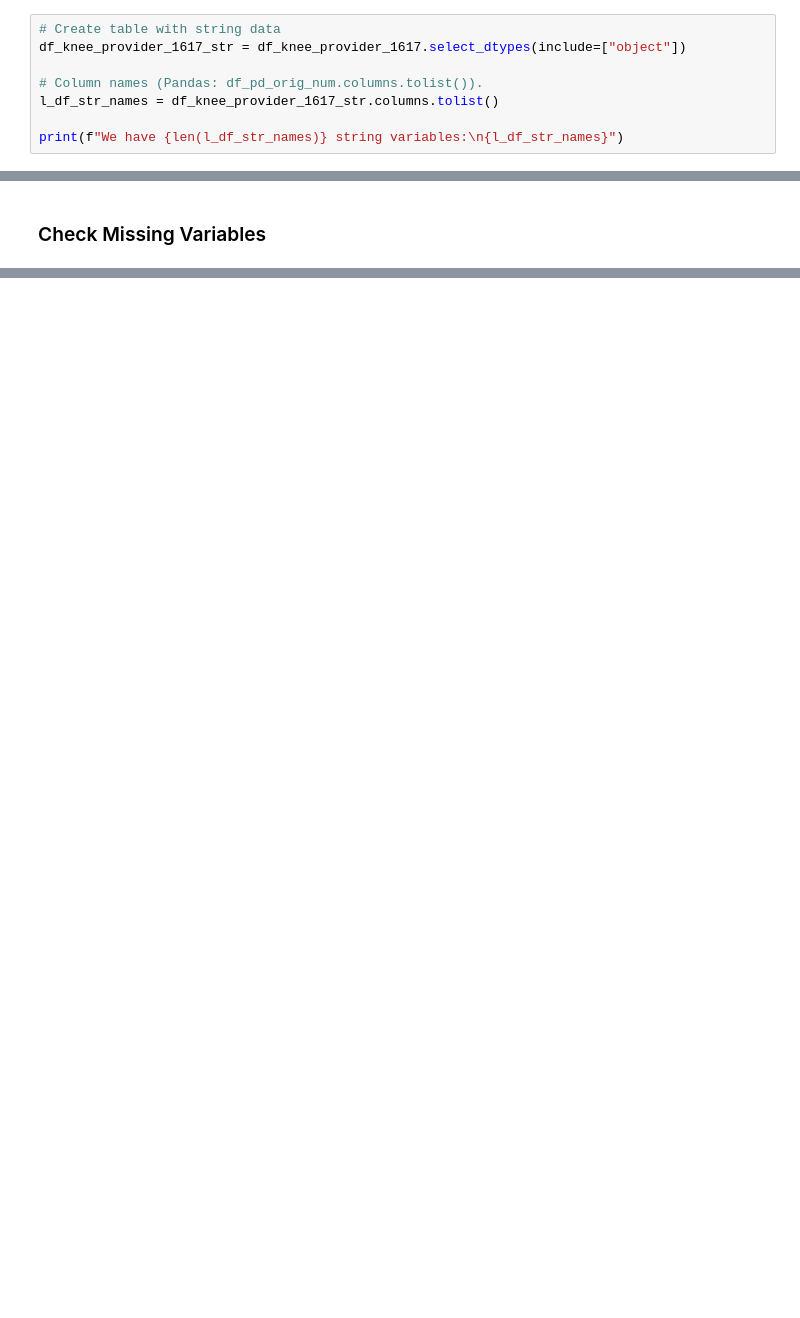
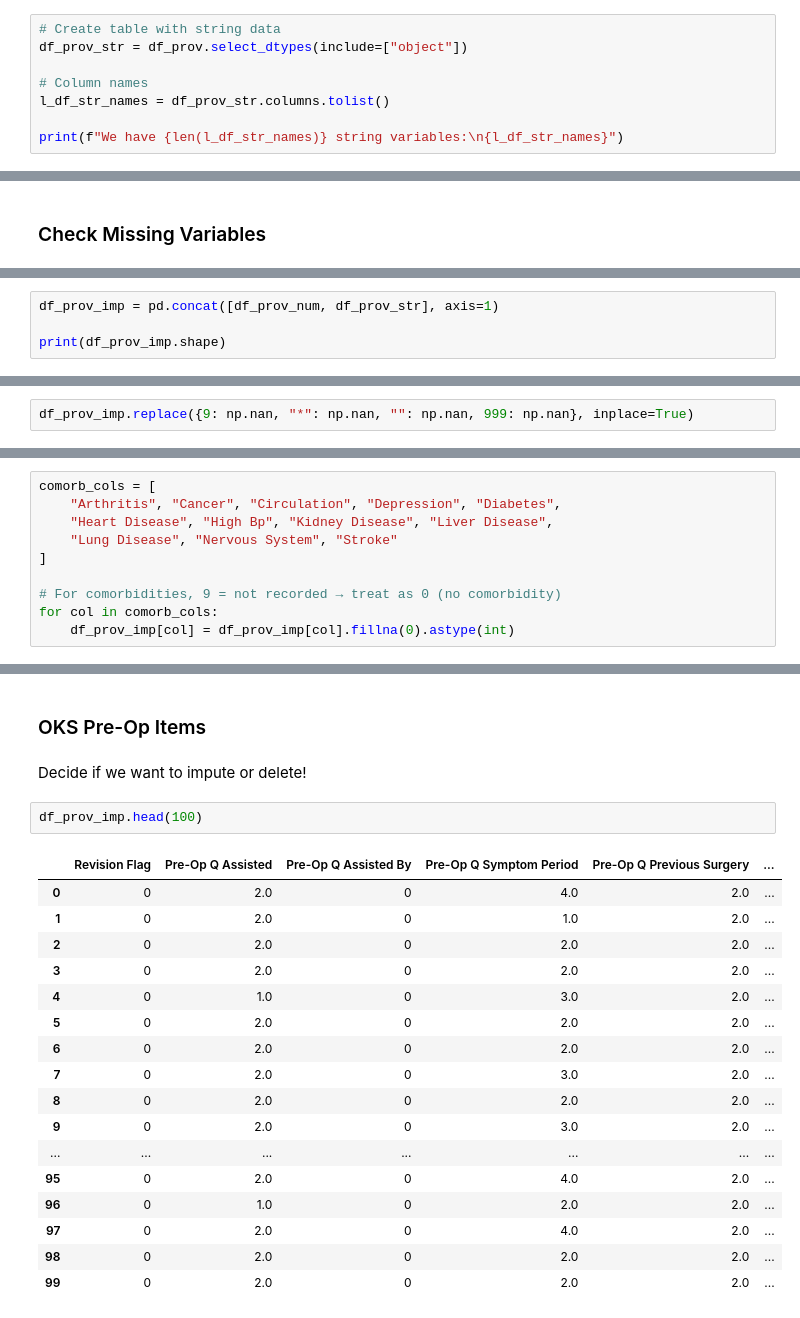
Before and after one commit to LALITAMITTAL18/EAISI-NHS, a Jupyter notebook: notebooks/Mendel/data_prep.ipynb, the cells around one changed output, grey strips where cells are left out. Drawn from its saved outputs; the diff is of its cells as text; blank space fills up the shorter version.

```diff
--- a/notebooks/Mendel/data_prep.ipynb
+++ b/notebooks/Mendel/data_prep.ipynb
@@ -74,10 +181,10 @@ We have 76 numerical variables:
 ['Revision Flag', 'Pre-Op Q Assisted', 'Pre-Op Q Assisted By', 'Pre-Op Q Symptom Period', 'Pre-Op Q Previous Surgery', 'Pre-Op Q Living Arrangements', 'Pre-Op Q Disability', 'Heart Disease', 'High Bp' ...
 # %%
 # Create table with string data
-df_knee_provider_1617_str = df_knee_provider_1617.select_dtypes(include=["object"])
+df_prov_str = df_prov.select_dtypes(include=["object"])
 
-# Column names (Pandas: df_pd_orig_num.columns.tolist()).
-l_df_str_names = df_knee_provider_1617_str.columns.tolist()
+# Column names
+l_df_str_names = df_prov_str.columns.tolist()
 
 print(f"We have {len(l_df_str_names)} string variables:\n{l_df_str_names}")
 # %% [output]
@@ -143,0 +313,4 @@ Knee Replacement Pre-Op Q Score                          98.86
+# %%
+df_prov_imp = pd.concat([df_prov_num, df_prov_str], axis=1)
+
+print(df_prov_imp.shape)
@@ -143,0 +325,2 @@ Knee Replacement Pre-Op Q Score                          98.86
+# %%
+df_prov_imp.replace({9: np.nan, "*": np.nan, "": np.nan, 999: np.nan}, inplace=True)
@@ -143,0 +334,10 @@ Knee Replacement Pre-Op Q Score                          98.86
+# %%
+comorb_cols = [
+    "Arthritis", "Cancer", "Circulation", "Depression", "Diabetes",
+    "Heart Disease", "High Bp", "Kidney Disease", "Liver Disease",
+    "Lung Disease", "Nervous System", "Stroke"
+]
+
+# For comorbidities, 9 = not recorded → treat as 0 (no comorbidity)
+for col in comorb_cols:
+    df_prov_imp[col] = df_prov_imp[col].fillna(0).astype(int)
@@ -143,0 +346,24 @@ Knee Replacement Pre-Op Q Score                          98.86
+# %% [markdown]
+### OKS Pre-Op Items
+# %% [markdown]
+Decide if we want to impute or delete!
+# %%
+df_prov_imp.head(100)
+# %% [output]
+|  | Revision Flag | Pre-Op Q Assisted | Pre-Op Q Assisted By | Pre-Op Q Symptom Period | Pre-Op Q Previous Surgery | ... |
+| 0 | 0 | 2.0 | 0 | 4.0 | 2.0 | ... |
+| 1 | 0 | 2.0 | 0 | 1.0 | 2.0 | ... |
+| 2 | 0 | 2.0 | 0 | 2.0 | 2.0 | ... |
+| 3 | 0 | 2.0 | 0 | 2.0 | 2.0 | ... |
+| 4 | 0 | 1.0 | 0 | 3.0 | 2.0 | ... |
+| 5 | 0 | 2.0 | 0 | 2.0 | 2.0 | ... |
+| 6 | 0 | 2.0 | 0 | 2.0 | 2.0 | ... |
+| 7 | 0 | 2.0 | 0 | 3.0 | 2.0 | ... |
+| 8 | 0 | 2.0 | 0 | 2.0 | 2.0 | ... |
+| 9 | 0 | 2.0 | 0 | 3.0 | 2.0 | ... |
+| ... | ... | ... | ... | ... | ... | ... |
+| 95 | 0 | 2.0 | 0 | 4.0 | 2.0 | ... |
+| 96 | 0 | 1.0 | 0 | 2.0 | 2.0 | ... |
+| 97 | 0 | 2.0 | 0 | 4.0 | 2.0 | ... |
+| 98 | 0 | 2.0 | 0 | 2.0 | 2.0 | ... |
+| 99 | 0 | 2.0 | 0 | 2.0 | 2.0 | ... |
```
Also changed, not shown: parts of 44 cells of this notebook, 5 other files.
